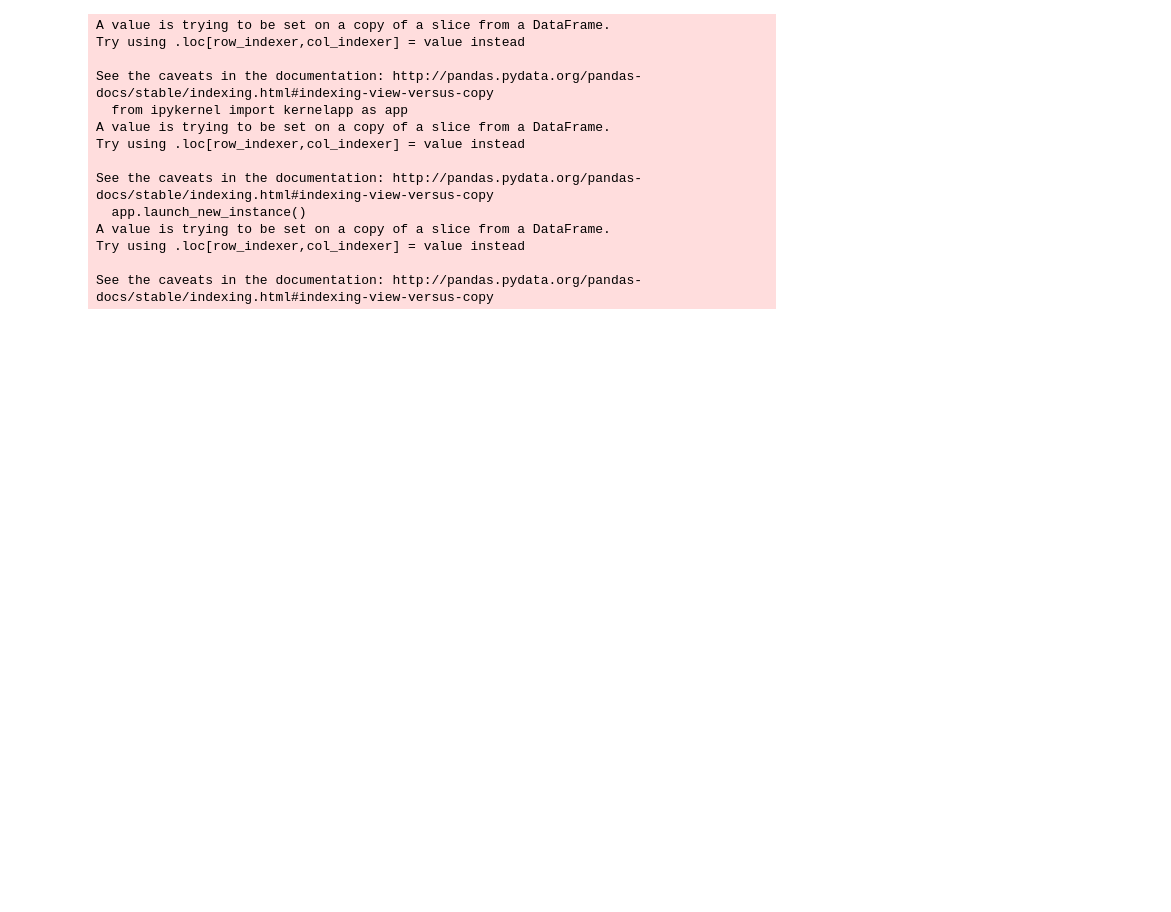
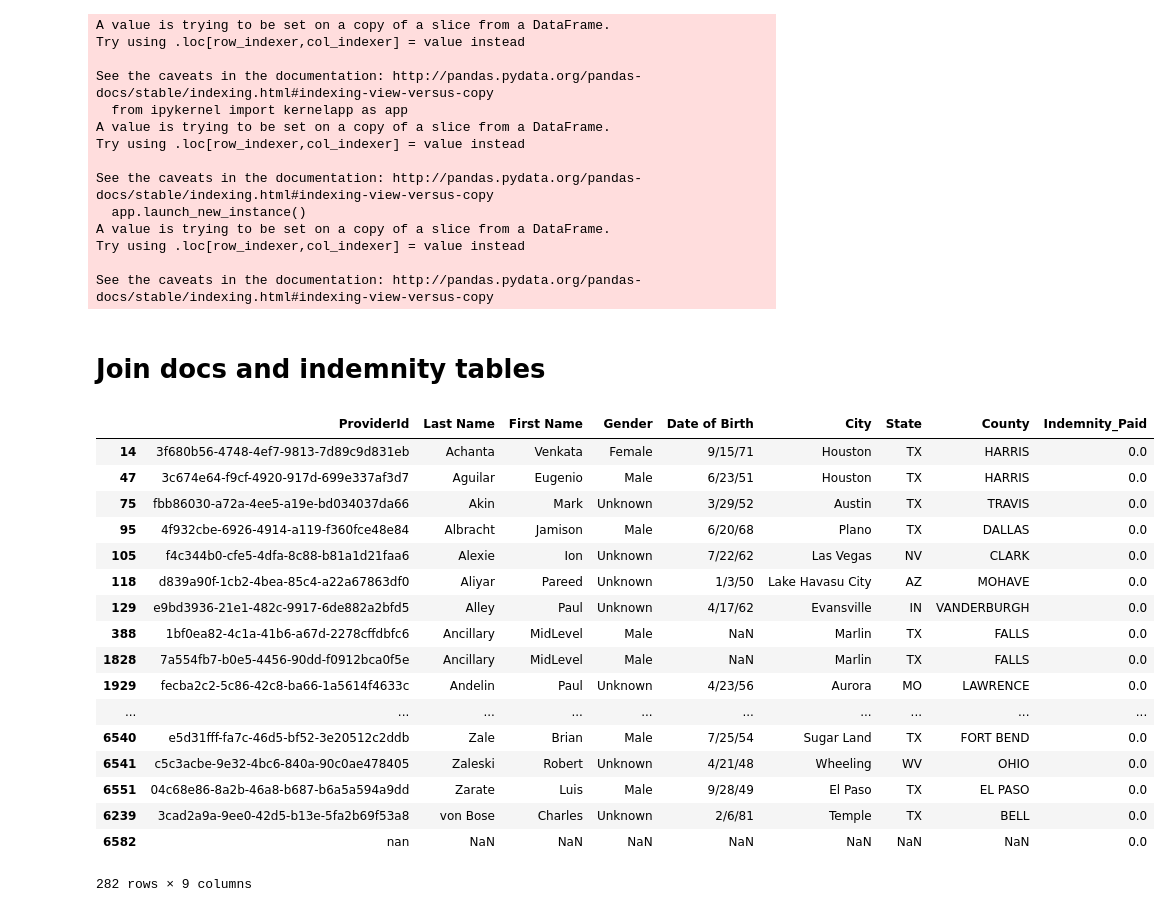
Before and after one commit to Sandy4321/Optimizing-Malpractice-Insurance, a Jupyter notebook: EDA.ipynb, the cells around one changed output. Drawn from its saved outputs; the diff is of its cells as text; code cells hidden in the pictures; blank space fills up the shorter version.

```diff
--- a/EDA.ipynb
+++ b/EDA.ipynb
@@ -4,9 +8,9 @@ import pandas as pd
 # %%
 # using docs to model
 # labels come from claims data
-claims = pd.read_csv('/Users/drewrice/Desktop/code/Claims.csv')
-docs = pd.read_csv('/Users/drewrice/Desktop/code/ProviderInfo.csv')
-prems = pd.read_csv('/Users/drewrice/Desktop/code/ScheduleOfWrittenPremium.csv')
+claims = pd.read_csv('/Users/drewrice/Desktop/capson_csv/Claims.csv')
+docs = pd.read_csv('/Users/drewrice/Desktop/capson_csv/ProviderInfo.csv')
+prems = pd.read_csv('/Users/drewrice/Desktop/capson_csv/ScheduleOfWrittenPremium.csv')
 # %%
 # drop
 docs.drop(['Middle Name','Address 1', 'Address 2', 'Zip','Address Type','Practice Start Date'],axis=1,inplace=True)
@@ -44,2 +47,4 @@ See the caveats in the documentation: http://pandas.pydata.org/pandas-docs/stabl
+# %% [markdown]
+# Join docs and indemnity tables
 # %%
 joined = pd.merge(docs, indem, how='outer', on='ProviderId')
@@ -45,0 +52,21 @@ joined = pd.merge(docs, indem, how='outer', on='ProviderId')
+# %%
+joined[joined['Indemnity_Paid'] == 0].sort(['Last Name'])
+# %% [output]
+|  | ProviderId | Last Name | First Name | Gender | Date of Birth | City | State | County | Indemnity_Paid |
+| 14 | 3f680b56-4748-4ef7-9813-7d89c9d831eb | Achanta | Venkata | Female | 9/15/71 | Houston | TX | HARRIS | 0.0 |
+| 47 | 3c674e64-f9cf-4920-917d-699e337af3d7 | Aguilar | Eugenio | Male | 6/23/51 | Houston | TX | HARRIS | 0.0 |
+| 75 | fbb86030-a72a-4ee5-a19e-bd034037da66 | Akin | Mark | Unknown | 3/29/52 | Austin | TX | TRAVIS | 0.0 |
+| 95 | 4f932cbe-6926-4914-a119-f360fce48e84 | Albracht | Jamison | Male | 6/20/68 | Plano | TX | DALLAS | 0.0 |
+| 105 | f4c344b0-cfe5-4dfa-8c88-b81a1d21faa6 | Alexie | Ion | Unknown | 7/22/62 | Las Vegas | NV | CLARK | 0.0 |
+| 118 | d839a90f-1cb2-4bea-85c4-a22a67863df0 | Aliyar | Pareed | Unknown | 1/3/50 | Lake Havasu City | AZ | MOHAVE | 0.0 |
+| 129 | e9bd3936-21e1-482c-9917-6de882a2bfd5 | Alley | Paul | Unknown | 4/17/62 | Evansville | IN | VANDERBURGH | 0.0 |
+| 388 | 1bf0ea82-4c1a-41b6-a67d-2278cffdbfc6 | Ancillary | MidLevel | Male | NaN | Marlin | TX | FALLS | 0.0 |
+| 1828 | 7a554fb7-b0e5-4456-90dd-f0912bca0f5e | Ancillary | MidLevel | Male | NaN | Marlin | TX | FALLS | 0.0 |
+| 1929 | fecba2c2-5c86-42c8-ba66-1a5614f4633c | Andelin | Paul | Unknown | 4/23/56 | Aurora | MO | LAWRENCE | 0.0 |
+| ... | ... | ... | ... | ... | ... | ... | ... | ... | ... |
+| 6540 | e5d31fff-fa7c-46d5-bf52-3e20512c2ddb | Zale | Brian | Male | 7/25/54 | Sugar Land | TX | FORT BEND | 0.0 |
+| 6541 | c5c3acbe-9e32-4bc6-840a-90c0ae478405 | Zaleski | Robert | Unknown | 4/21/48 | Wheeling | WV | OHIO | 0.0 |
+| 6551 | 04c68e86-8a2b-46a8-b687-b6a5a594a9dd | Zarate | Luis | Male | 9/28/49 | El Paso | TX | EL PASO | 0.0 |
+| 6239 | 3cad2a9a-9ee0-42d5-b13e-5fa2b69f53a8 | von Bose | Charles | Unknown | 2/6/81 | Temple | TX | BELL | 0.0 |
+| 6582 | nan | NaN | NaN | NaN | NaN | NaN | NaN | NaN | 0.0 |
+282 rows × 9 columns
```
Also changed, not shown: parts of 21 cells of this notebook.
